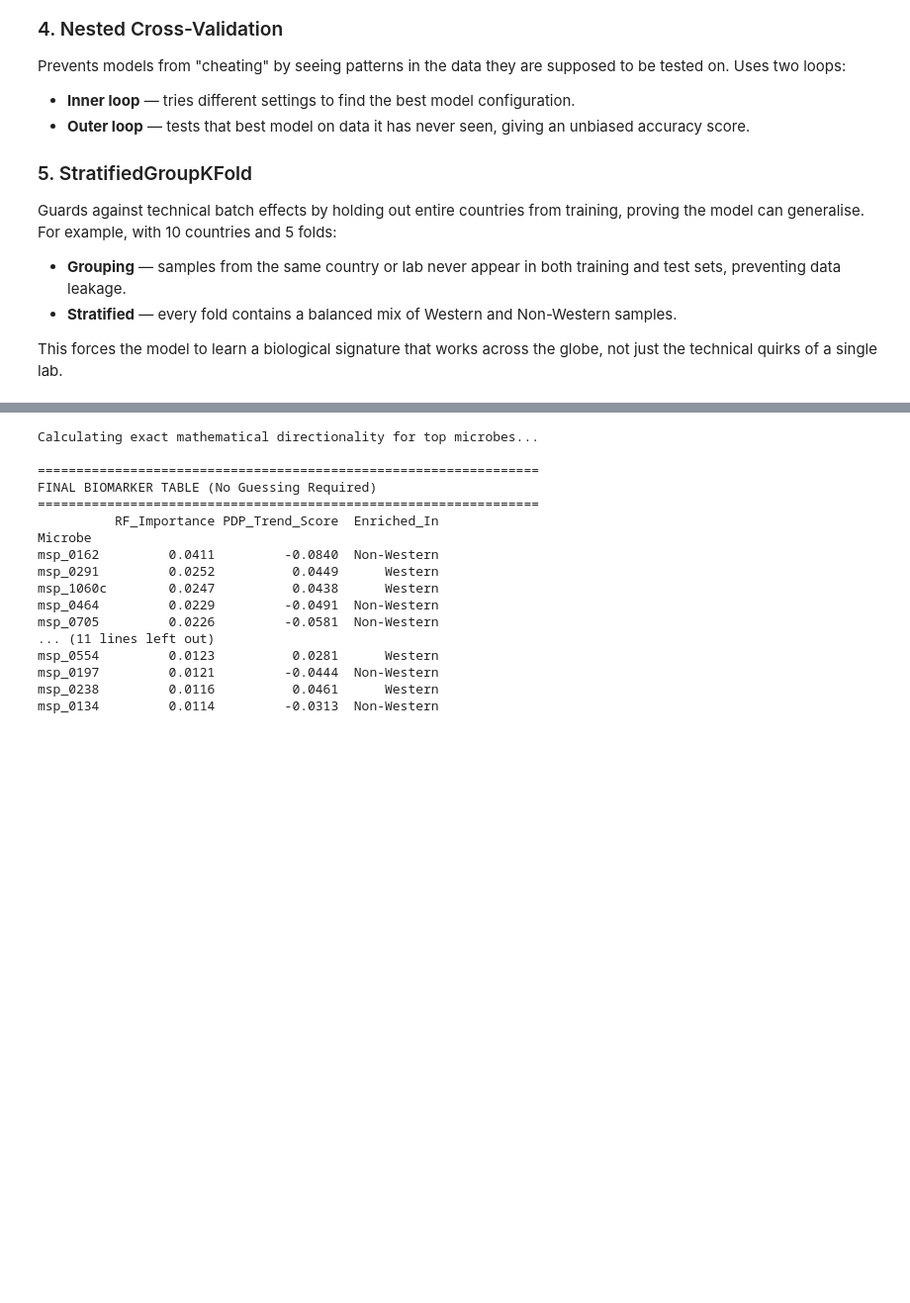
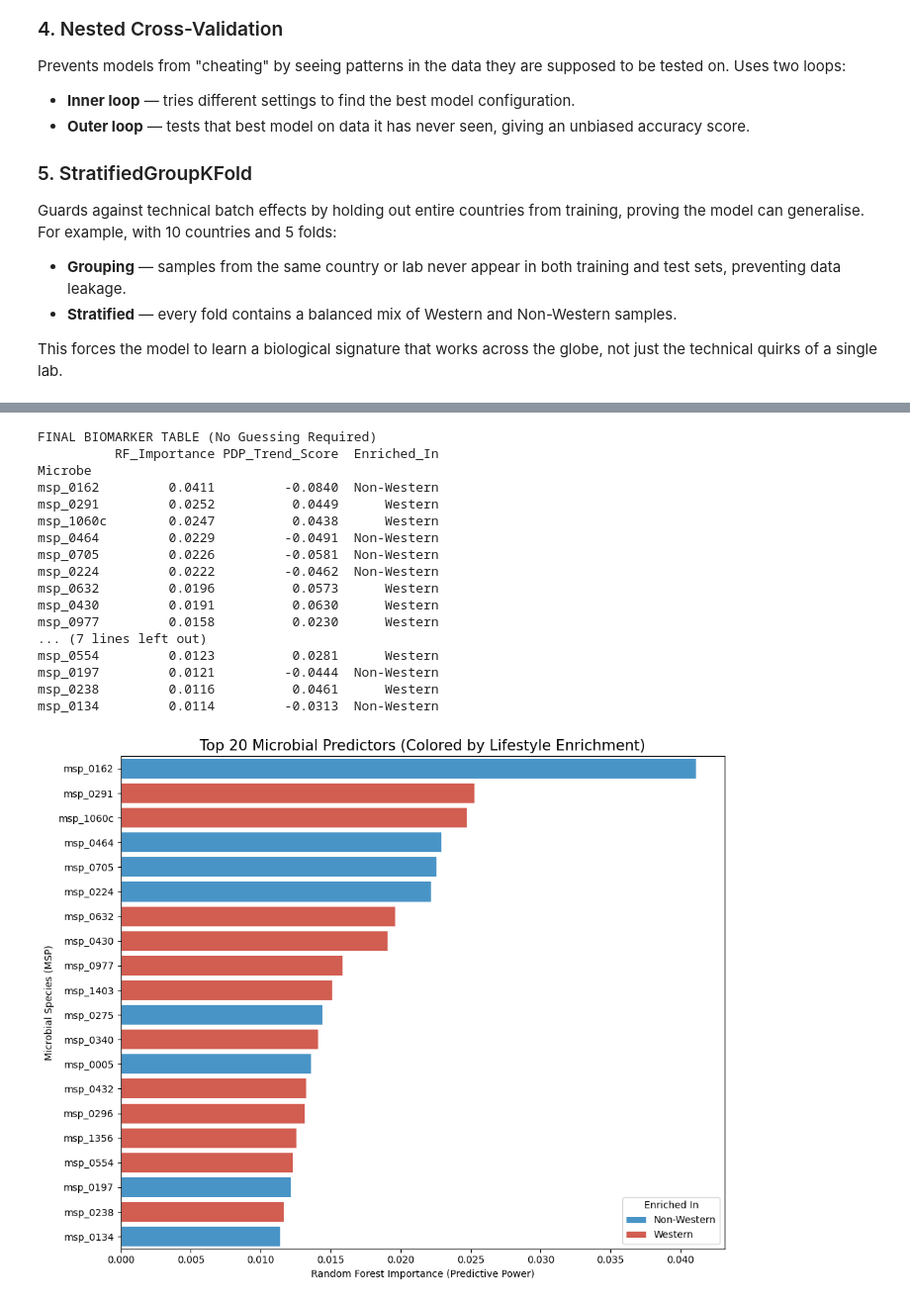
Before and after one commit to dafi03/PA1_repo2, a Jupyter notebook: notebook/4_Western.vs.nonwestern_ml.ipynb, the cells around one changed output, grey strips where cells are left out. Shown at 99% size. Cells and saved outputs as stored; diff of their text form; code cells hidden in the pictures; blank space fills up the shorter version.

```diff
--- a/notebook/4_Western.vs.nonwestern_ml.ipynb
+++ b/notebook/4_Western.vs.nonwestern_ml.ipynb
@@ -361,20 +366,14 @@ for feature in top_features:
 # Convert to a clean DataFrame and display
 final_biomarker_df = pd.DataFrame(direction_list).set_index('Microbe')
 
-print("="*65)
 print("FINAL BIOMARKER TABLE (No Guessing Required)")
-print("="*65)
 # Formatting the output to be readable
 print(final_biomarker_df.to_string(formatters={
     'RF_Importance': '{:.4f}'.format,
     'PDP_Trend_Score': '{:.4f}'.format
 }))
 # %% [output]
-Calculating exact mathematical directionality for top microbes...
-
-=================================================================
 FINAL BIOMARKER TABLE (No Guessing Required)
-=================================================================
           RF_Importance PDP_Trend_Score  Enriched_In
 Microbe
 msp_0162         0.0411         -0.0840  Non-Western
@@ -382,8 +381,32 @@ msp_0291         0.0252          0.0449      Western
 msp_1060c        0.0247          0.0438      Western
 msp_0464         0.0229         -0.0491  Non-Western
 msp_0705         0.0226         -0.0581  Non-Western
-... (11 lines left out)
+msp_0224         0.0222         -0.0462  Non-Western
+msp_0632         0.0196          0.0573      Western
+msp_0430         0.0191          0.0630      Western
+msp_0977         0.0158          0.0230      Western
+... (7 lines left out)
 msp_0554         0.0123          0.0281      Western
 msp_0197         0.0121         -0.0444  Non-Western
 msp_0238         0.0116          0.0461      Western
 msp_0134         0.0114         -0.0313  Non-Western
+# %%
+plt.figure(figsize=(10, 8))
+
+sns.barplot(
+    data=final_biomarker_df,
+    x='RF_Importance',
+    y=final_biomarker_df.index,
+    hue='Enriched_In',
+    palette={'Western': '#e74c3c', 'Non-Western': '#3498db'},  # Red for Western, blue for Non-Western
+    dodge=False  # Keep bars aligned on one line
+)
+
+plt.title('Top 20 Microbial Predictors (Colored by Lifestyle Enrichment)', fontsize=15)
+plt.xlabel('Random Forest Importance (Predictive Power)')
+plt.ylabel('Microbial Species (MSP)')
+plt.legend(title='Enriched In', loc='lower right')
+plt.tight_layout()
+plt.show()
+# %% [output]
+[figure, added]
```
Also changed, not shown: parts of 10 cells of this notebook.
